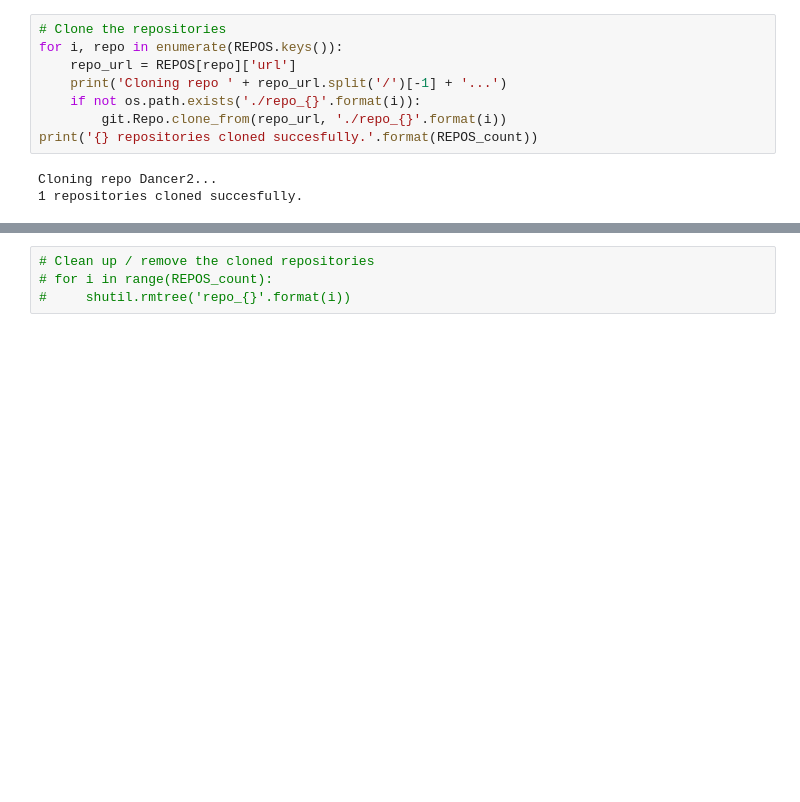
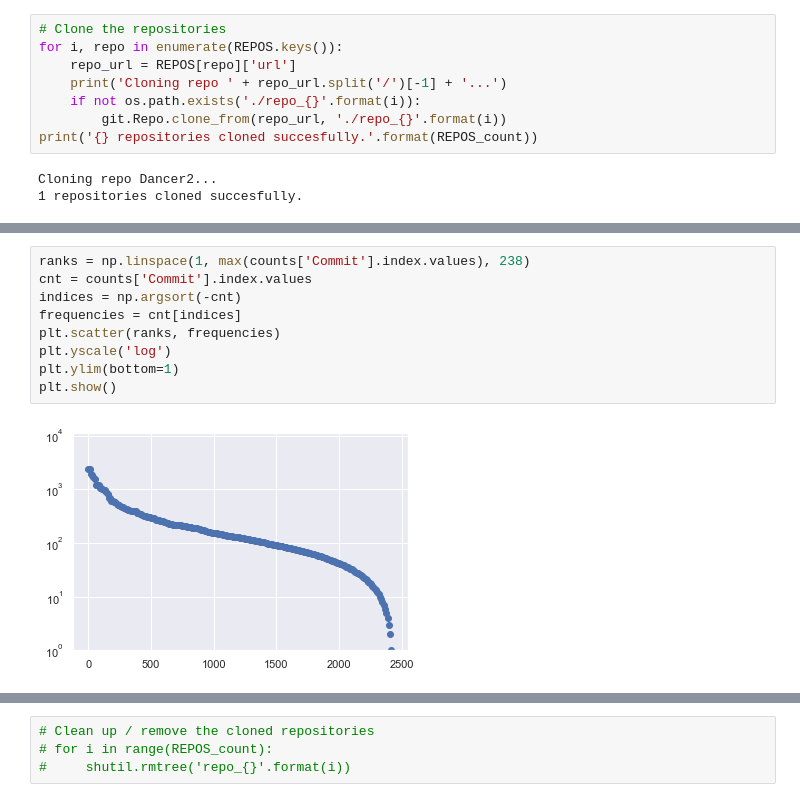
Before and after one commit to NatasjaWezel/Complex_Systems, a Jupyter notebook: Commit_diff_script.ipynb, the cells around one changed output, grey strips where cells are left out. Cells and saved outputs as stored; diff of their text form; blank space fills up the shorter version.

```diff
--- a/Commit_diff_script.ipynb
+++ b/Commit_diff_script.ipynb
@@ -101,0 +126,11 @@ for i, repo in enumerate(REPOS.keys()):
+# %%
+ranks = np.linspace(1, max(counts['Commit'].index.values), 238)
+cnt = counts['Commit'].index.values
+indices = np.argsort(-cnt)
+frequencies = cnt[indices]
+plt.scatter(ranks, frequencies)
+plt.yscale('log')
+plt.ylim(bottom=1)
+plt.show()
+# %% [output]
+[figure, added]
```
Also changed, not shown: parts of 8 cells of this notebook, 1 other file.
